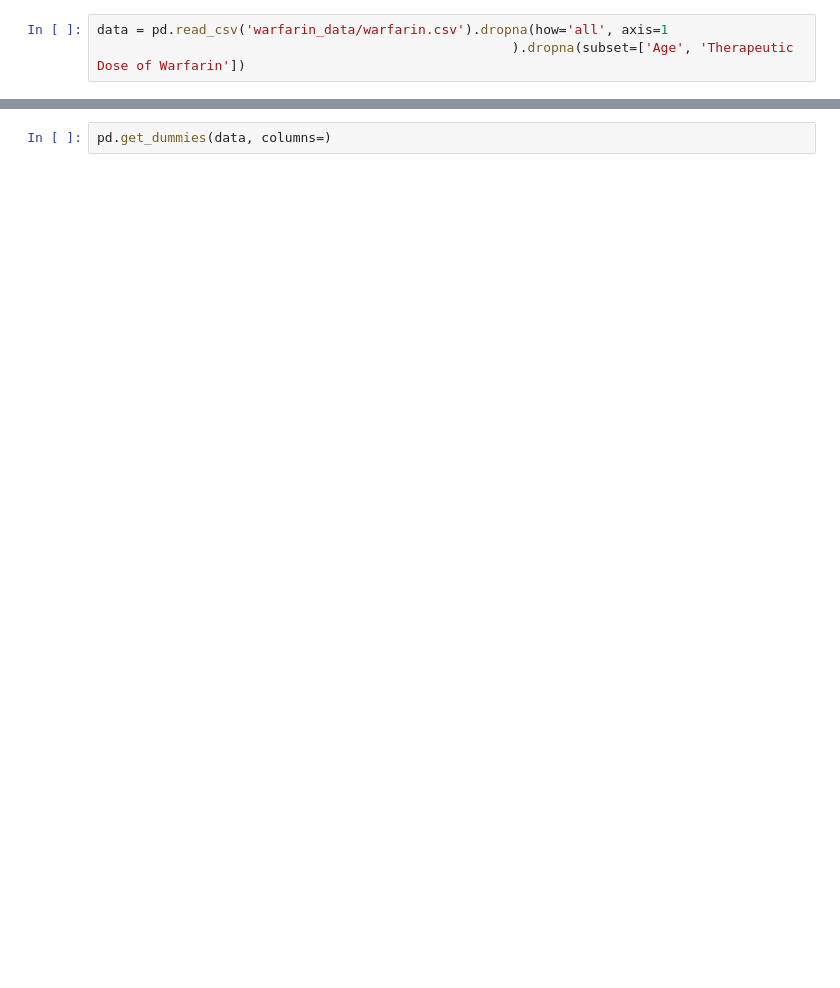
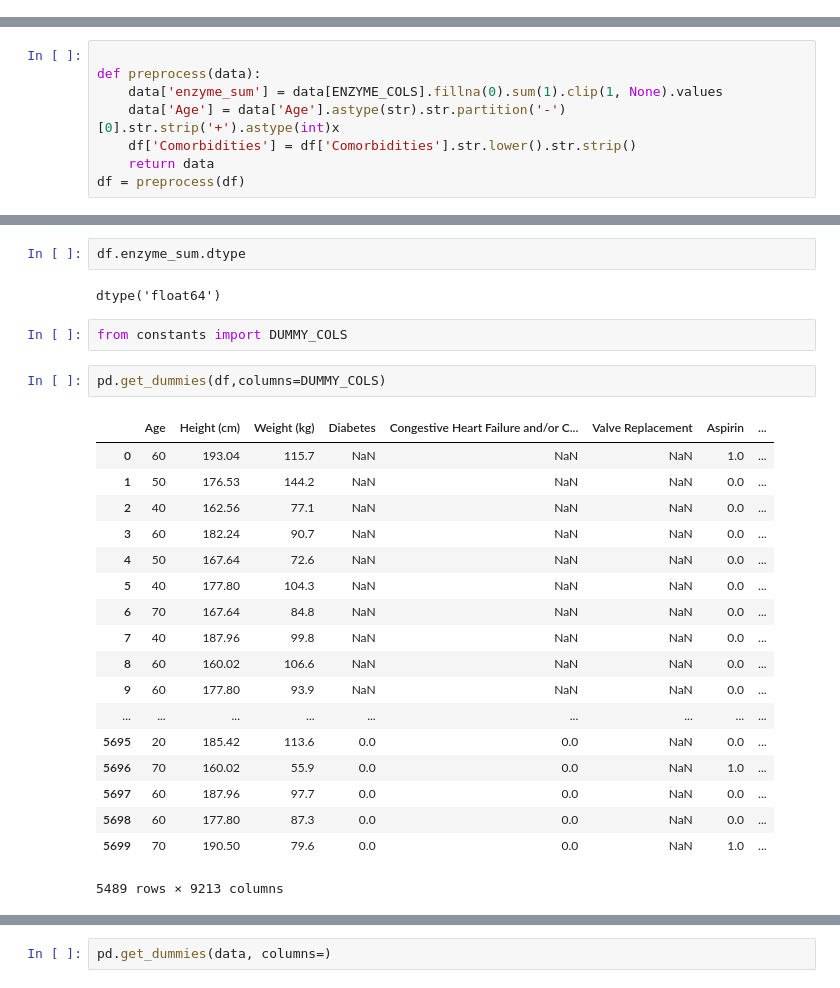
Before and after one commit to sshleifer/DrugDoseRL, a Jupyter notebook: Untitled.ipynb, the cells around one changed output, grey strips where cells are left out. Drawn from its saved outputs; the diff is of its cells as text; blank space fills up the shorter version.

```diff
--- a/Untitled.ipynb
+++ b/Untitled.ipynb
@@ -116,3 +113,0 @@ You can install the OpenMP library by the following command: ``brew install libo
-# %%
-data = pd.read_csv('warfarin_data/warfarin.csv').dropna(how='all', axis=1
-                                                     ).dropna(subset=['Age', 'Therapeutic Dose of Warfarin'])
@@ -118,0 +116,8 @@ data = pd.read_csv('warfarin_data/warfarin.csv').dropna(how='all', axis=1
+# %%
+
+def preprocess(data):
+    data['enzyme_sum'] = data[ENZYME_COLS].fillna(0).sum(1).clip(1, None).values
+    data['Age'] = data['Age'].astype(str).str.partition('-')[0].str.strip('+').astype(int)x
+    df['Comorbidities'] = df['Comorbidities'].str.lower().str.strip()
+    return data
+df = preprocess(df)
@@ -127,0 +264,27 @@ data = data.join(pd.get_dummies(df.Race))
+# %%
+df.enzyme_sum.dtype
+# %% [output]
+dtype('float64')
+# %%
+from constants import DUMMY_COLS
+# %%
+pd.get_dummies(df,columns=DUMMY_COLS)
+# %% [output]
+|  | Age | Height (cm) | Weight (kg) | Diabetes | Congestive Heart Failure and/or C... | Valve Replacement | Aspirin | ... |
+| 0 | 60 | 193.04 | 115.7 | NaN | NaN | NaN | 1.0 | ... |
+| 1 | 50 | 176.53 | 144.2 | NaN | NaN | NaN | 0.0 | ... |
+| 2 | 40 | 162.56 | 77.1 | NaN | NaN | NaN | 0.0 | ... |
+| 3 | 60 | 182.24 | 90.7 | NaN | NaN | NaN | 0.0 | ... |
+| 4 | 50 | 167.64 | 72.6 | NaN | NaN | NaN | 0.0 | ... |
+| 5 | 40 | 177.80 | 104.3 | NaN | NaN | NaN | 0.0 | ... |
+| 6 | 70 | 167.64 | 84.8 | NaN | NaN | NaN | 0.0 | ... |
+| 7 | 40 | 187.96 | 99.8 | NaN | NaN | NaN | 0.0 | ... |
+| 8 | 60 | 160.02 | 106.6 | NaN | NaN | NaN | 0.0 | ... |
+| 9 | 60 | 177.80 | 93.9 | NaN | NaN | NaN | 0.0 | ... |
+| ... | ... | ... | ... | ... | ... | ... | ... | ... |
+| 5695 | 20 | 185.42 | 113.6 | 0.0 | 0.0 | NaN | 0.0 | ... |
+| 5696 | 70 | 160.02 | 55.9 | 0.0 | 0.0 | NaN | 1.0 | ... |
+| 5697 | 60 | 187.96 | 97.7 | 0.0 | 0.0 | NaN | 0.0 | ... |
+| 5698 | 60 | 177.80 | 87.3 | 0.0 | 0.0 | NaN | 0.0 | ... |
+| 5699 | 70 | 190.50 | 79.6 | 0.0 | 0.0 | NaN | 1.0 | ... |
+5489 rows × 9213 columns
```
Also changed, not shown: parts of 25 cells of this notebook, 4 other files.
